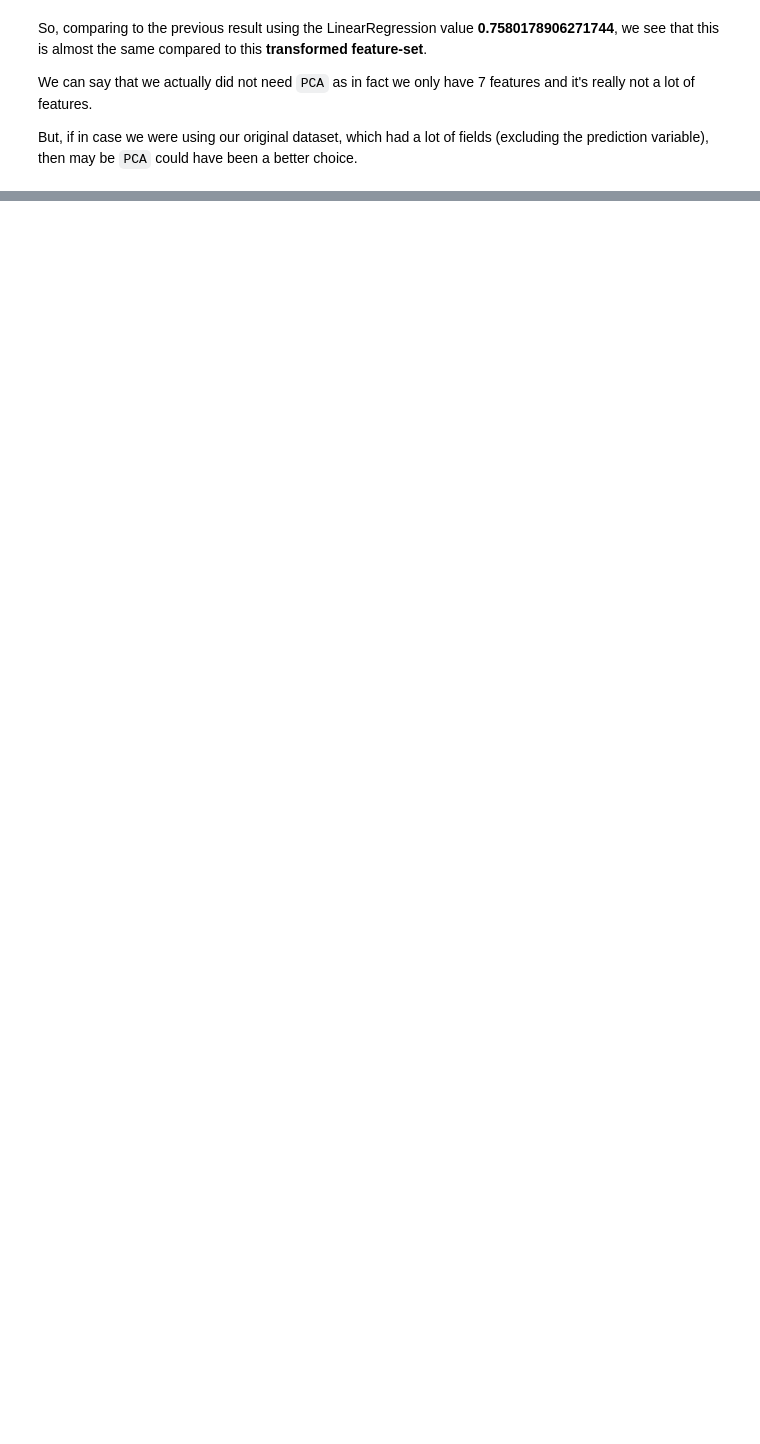
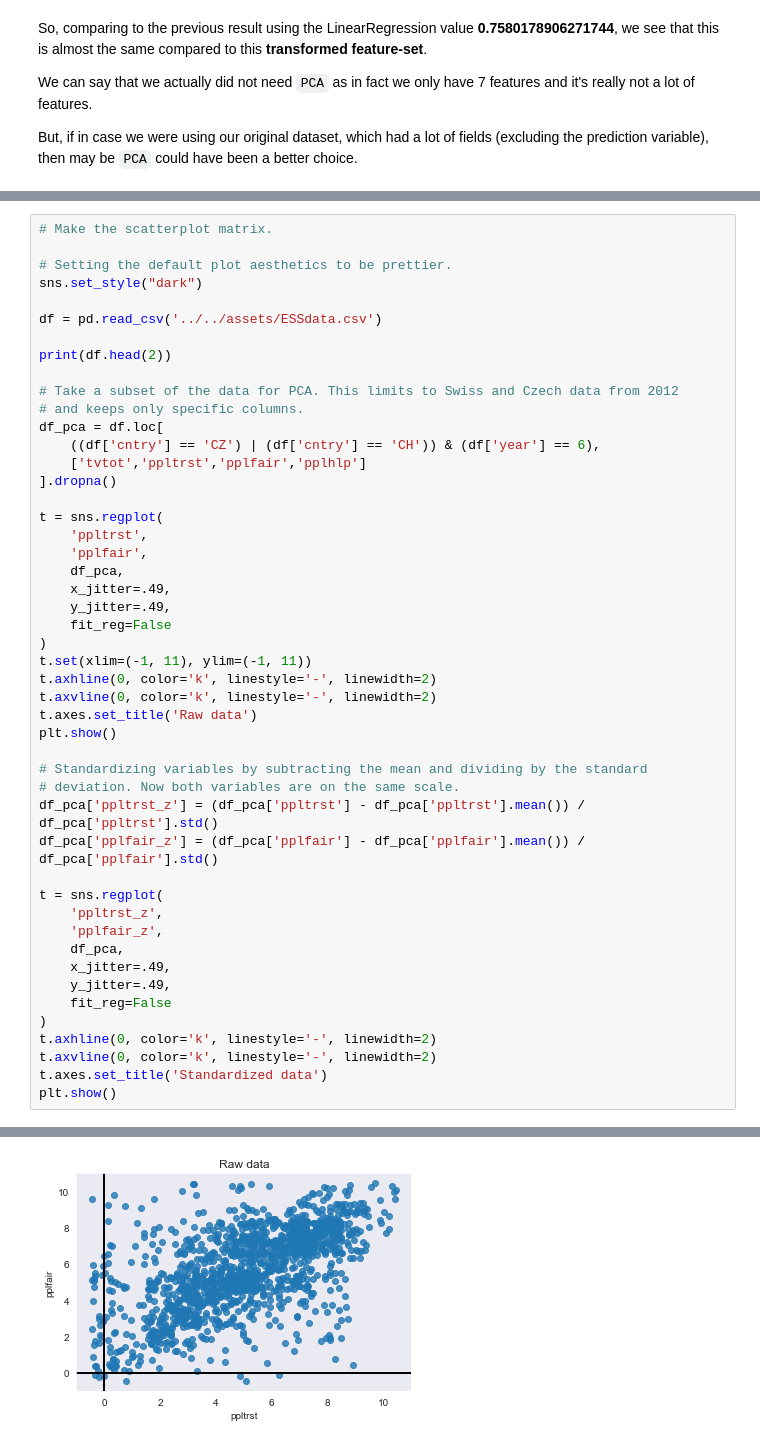
Before and after one commit to GouthamShiv/python-datascience, a Jupyter notebook: code/04-python-data-mining/03D-dimensionality-reduction.ipynb, the cells around one changed output, grey strips where cells are left out. Drawn from its saved outputs; the diff is of its cells as text; blank space fills up the shorter version.

```diff
--- a/code/04-python-data-mining/03D-dimensionality-reduction.ipynb
+++ b/code/04-python-data-mining/03D-dimensionality-reduction.ipynb
@@ -160,0 +195,49 @@ But, if in case we were using our original dataset, which had a lot of fields (e
+# %%
+# Make the scatterplot matrix.
+
+# Setting the default plot aesthetics to be prettier.
+sns.set_style("dark")
+
+df = pd.read_csv('../../assets/ESSdata.csv')
+
+print(df.head(2))
+
+# Take a subset of the data for PCA. This limits to Swiss and Czech data from 2012
+# and keeps only specific columns.
+df_pca = df.loc[
+    ((df['cntry'] == 'CZ') | (df['cntry'] == 'CH')) & (df['year'] == 6),
+    ['tvtot','ppltrst','pplfair','pplhlp']
+].dropna()
+
+t = sns.regplot(
+    'ppltrst',
+    'pplfair',
+    df_pca,
+    x_jitter=.49,
+    y_jitter=.49,
+    fit_reg=False
+)
+t.set(xlim=(-1, 11), ylim=(-1, 11))
+t.axhline(0, color='k', linestyle='-', linewidth=2)
+t.axvline(0, color='k', linestyle='-', linewidth=2)
+t.axes.set_title('Raw data')
+plt.show()
+
+# Standardizing variables by subtracting the mean and dividing by the standard
+# deviation. Now both variables are on the same scale.
+df_pca['ppltrst_z'] = (df_pca['ppltrst'] - df_pca['ppltrst'].mean()) / df_pca['ppltrst'].std()
+df_pca['pplfair_z'] = (df_pca['pplfair'] - df_pca['pplfair'].mean()) / df_pca['pplfair'].std()
+
+t = sns.regplot(
+    'ppltrst_z',
+    'pplfair_z',
+    df_pca,
+    x_jitter=.49,
+    y_jitter=.49,
+    fit_reg=False
+)
+t.axhline(0, color='k', linestyle='-', linewidth=2)
+t.axvline(0, color='k', linestyle='-', linewidth=2)
+t.axes.set_title('Standardized data')
+plt.show()
+# %% [output]
@@ -160,0 +251 @@ But, if in case we were using our original dataset, which had a lot of fields (e
+[figure, added]
```
Also changed, not shown: parts of 15 cells of this notebook, 1 other file.
